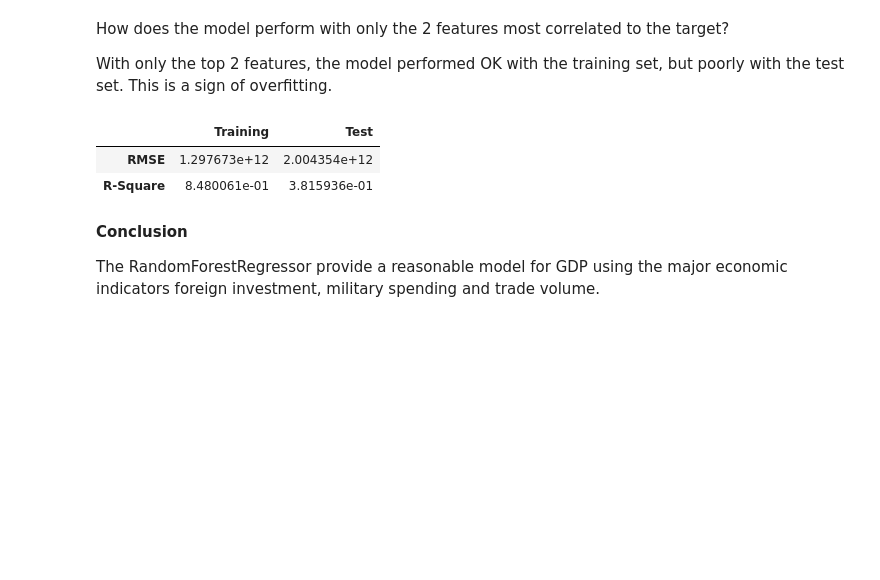
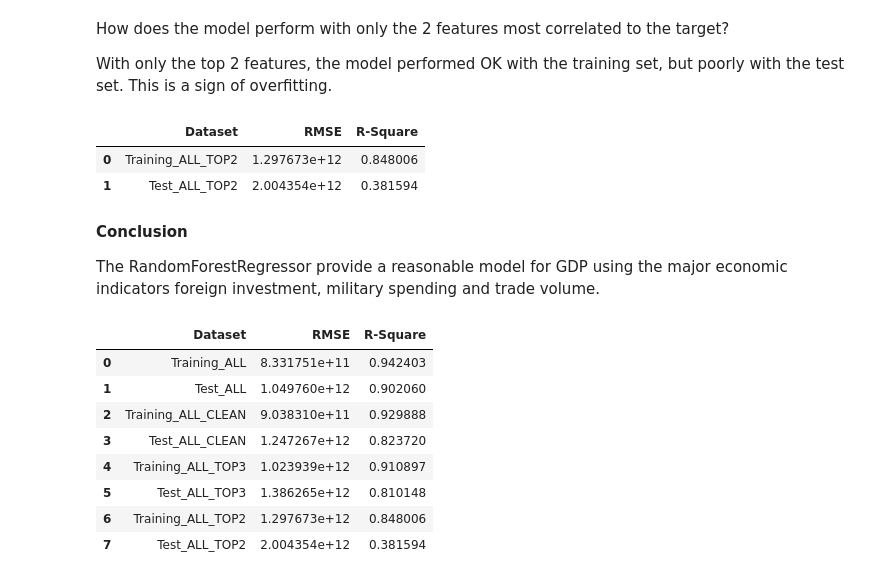
Before and after one commit to fangbinggmail/scikit-starter, a Jupyter notebook: WorldGDP.ipynb, the cells around one changed output. Saved outputs shown, nothing was run; the diff lists cells and outputs as text; code cells hidden in the pictures; blank space fills up the shorter version.

```diff
--- a/WorldGDP.ipynb
+++ b/WorldGDP.ipynb
@@ -198,5 +220,7 @@ used_df = processed_df[use_features+[target]]
 
 X = used_df[[nm for nm in used_df.columns if nm != target]]
 y = used_df[target]
-run_regression(X, y)
+clean_model = run_regression(X, y)
+clean_model.Dataset = [elem + '_CLEAN' for elem in full_model.Dataset.values.tolist()]
+clean_model
 # %% [output]
@@ -214,5 +238,7 @@ used_df = processed_df[use_features+[target]]
 
 X = used_df[[nm for nm in used_df.columns if nm != target]]
 y = used_df[target]
-run_regression(X, y)
+top3_model = run_regression(X, y, sample_tree_plot=True)
+top3_model.Dataset = [elem + '_TOP3' for elem in full_model.Dataset.values.tolist()]
+top3_model
 # %% [output]
@@ -230,13 +259,29 @@ used_df = processed_df[use_features+[target]]
 
 X = used_df[[nm for nm in used_df.columns if nm != target]]
 y = used_df[target]
-run_regression(X, y)
+top2_model = run_regression(X, y)
+top2_model.Dataset = [elem + '_TOP2' for elem in full_model.Dataset.values.tolist()]
+top2_model
 # %% [output]
-|  | Training | Test |
-| RMSE | 1.297673e+12 | 2.004354e+12 |
-| R-Square | 8.480061e-01 | 3.815936e-01 |
+|  | Dataset | RMSE | R-Square |
+| 0 | Training_ALL_TOP2 | 1.297673e+12 | 0.848006 |
+| 1 | Test_ALL_TOP2 | 2.004354e+12 | 0.381594 |
 # %% [markdown]
 **Conclusion**
 
 The RandomForestRegressor provide a reasonable model for GDP using the major economic indicators foreign investment,
 military spending and trade volume.
+# %%
+comparison = pd.concat([full_model, clean_model, top3_model, top2_model], ignore_index=True)
+comparison.set_index('Dataset')
+comparison
+# %% [output]
+|  | Dataset | RMSE | R-Square |
+| 0 | Training_ALL | 8.331751e+11 | 0.942403 |
+| 1 | Test_ALL | 1.049760e+12 | 0.902060 |
+| 2 | Training_ALL_CLEAN | 9.038310e+11 | 0.929888 |
+| 3 | Test_ALL_CLEAN | 1.247267e+12 | 0.823720 |
+| 4 | Training_ALL_TOP3 | 1.023939e+12 | 0.910897 |
+| 5 | Test_ALL_TOP3 | 1.386265e+12 | 0.810148 |
+| 6 | Training_ALL_TOP2 | 1.297673e+12 | 0.848006 |
+| 7 | Test_ALL_TOP2 | 2.004354e+12 | 0.381594 |
```
Also changed, not shown: parts of 6 cells of this notebook.
